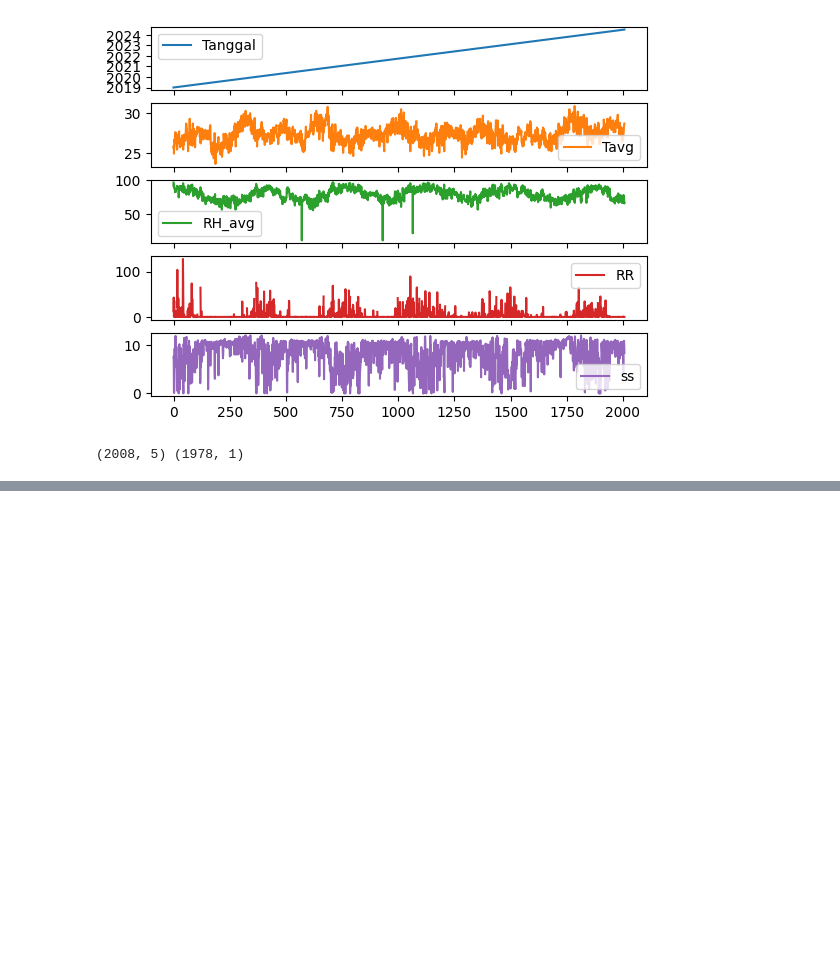
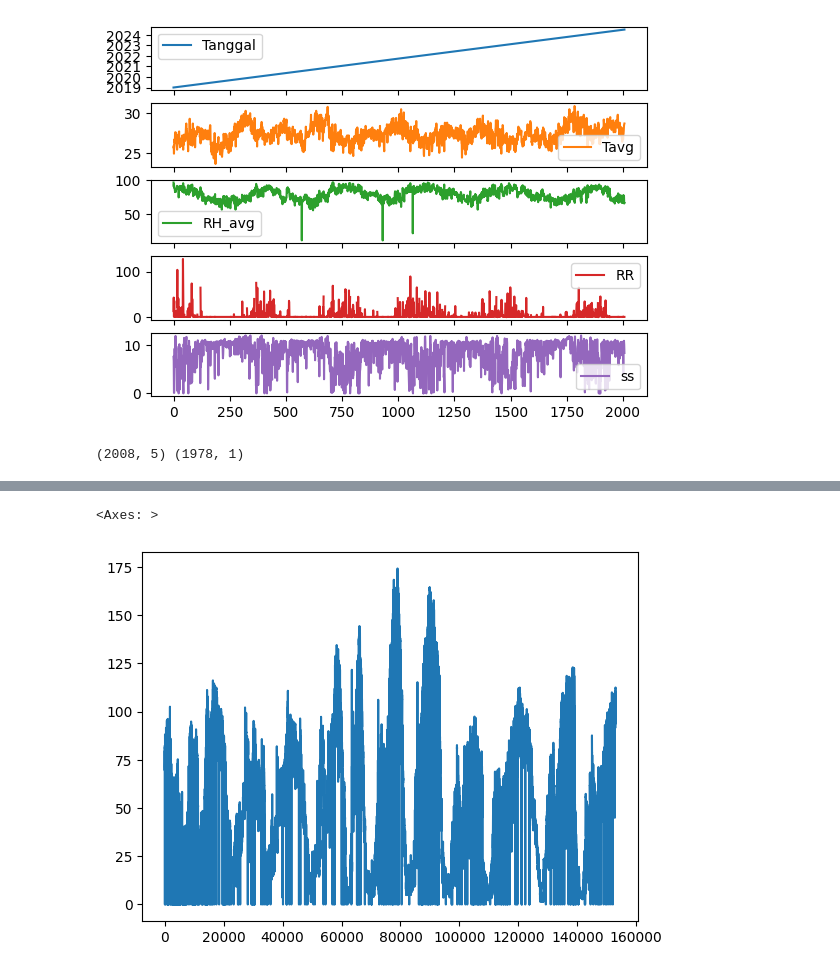
Before and after one commit to srikresna/electricity-usage-forecast, a Jupyter notebook: 2-data-preprocessing.ipynb, the cells around one changed output, grey strips where cells are left out. Drawn from its saved outputs; the diff is of its cells as text; code cells hidden in the pictures; blank space fills up the shorter version.

```diff
--- a/2-data-preprocessing.ipynb
+++ b/2-data-preprocessing.ipynb
@@ -375,0 +503,2 @@ df_all.to_csv('processed/weather_2019_2024_standard.csv')
+# %%
+df_3 = pd.read_csv('processed/442100118673_clean.csv')
@@ -375,0 +519,6 @@ df_all.to_csv('processed/weather_2019_2024_standard.csv')
+# %%
+# rumus KWH EXP =-((voltage A*current A)+(voltage A*current B)+(voltage A*current C))*power faktor*15/60
+df_3['KWH_EXP'] = abs(((df_3['VOLTAGE_L1']*df_3['CURRENT_L1'])+(df_3['VOLTAGE_L1']*df_3['CURRENT_L2'])+(df_3['VOLTAGE_L1']*df_3['CURRENT_L3']))*df_3['POWER_FACTOR_TOTAL']*15/60)
+
+# bandingkan KWH EXP dengan KWH EXP TOTAL
+df_3[['KWH_EXP','KWH_EXPORT_TOTAL']]
@@ -375,0 +551,5 @@ df_all.to_csv('processed/weather_2019_2024_standard.csv')
+# %%
+df_3['KWH_EXP'].plot()
+# %% [output]
+<Axes: >
+[figure, added]
```
Also changed, not shown: parts of 51 cells of this notebook, 12 other files.
